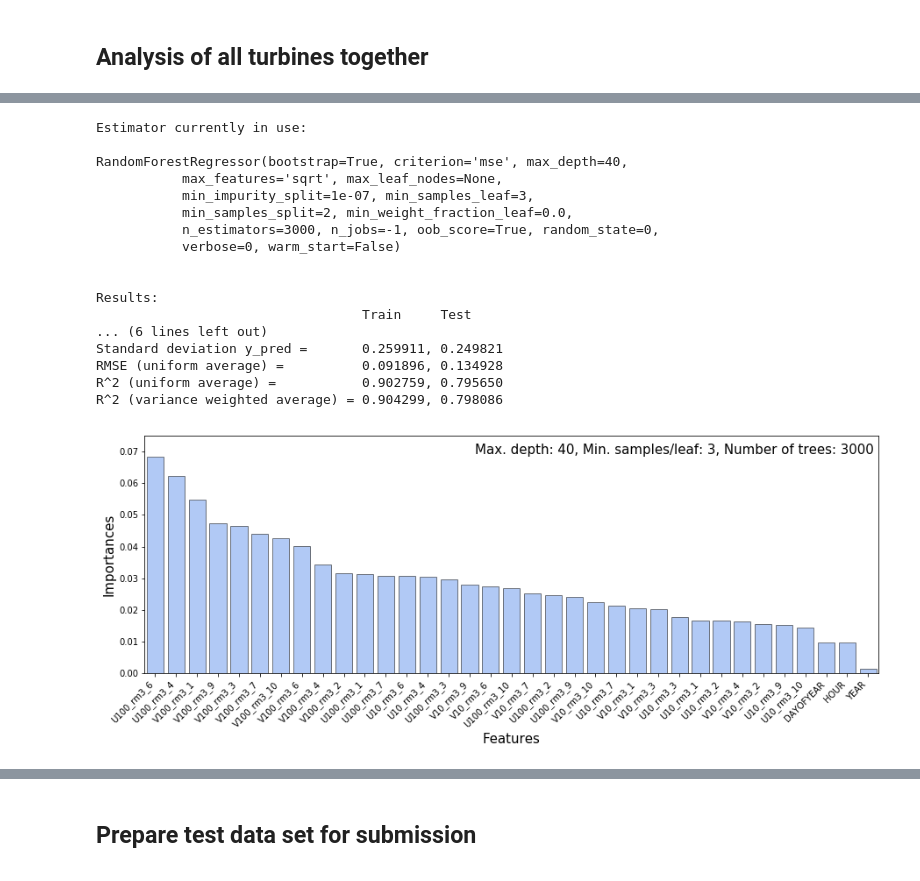
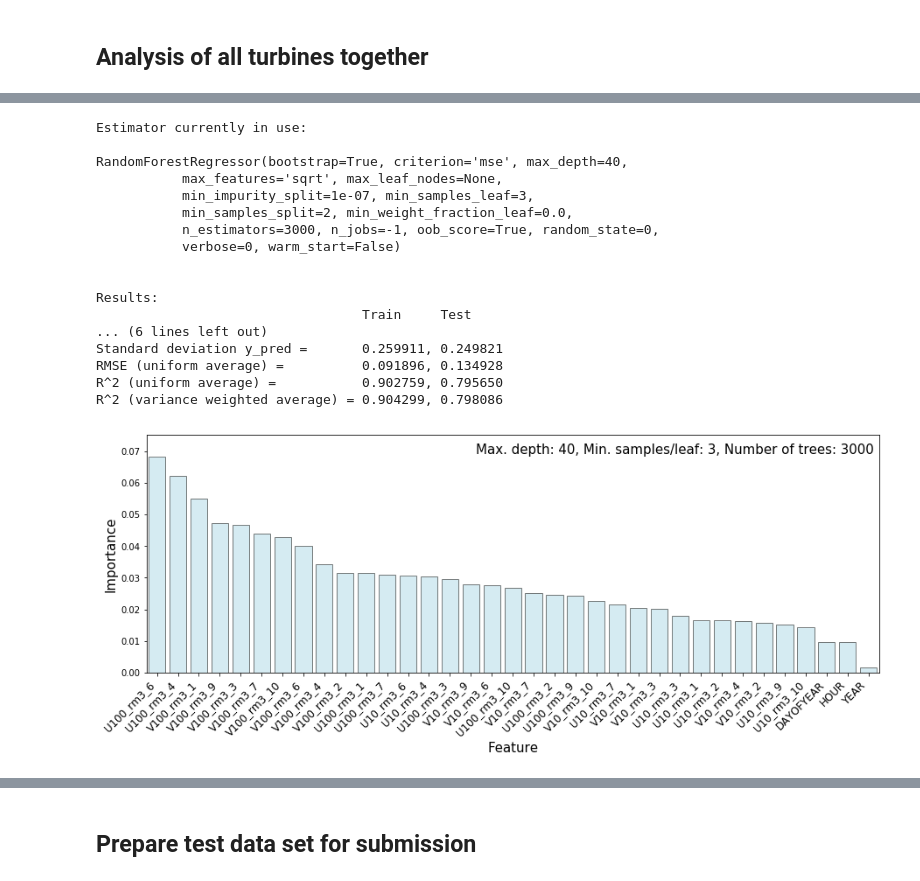
Before and after one commit to LucDemortier/WindTurbineOutputPrediction, a Jupyter notebook: 4_random_forest_regressor.ipynb, the cells around one changed output, grey strips where cells are left out. Cells and saved outputs as stored; diff of their text form; code cells hidden in the pictures.

```diff
--- a/4_random_forest_regressor.ipynb
+++ b/4_random_forest_regressor.ipynb
@@ -40,11 +44,20 @@ Load preprocessed training data set and split it into training and testing subse
 '''
 # Select training set size and preprocessed data file
 N_train = 10000
-TrainingDataFile = "data/Train_pp_2017_02_27_18_37_05.pkl" # No rolling means
-#TrainingDataFile = "data/Train_pp_2017_03_11_22_52_56.pkl" # Rolling means over 2 measurements
-#TrainingDataFile = "data/Train_pp_2017_03_10_15_37_41.pkl" # Rolling means over 3 measurements
-#TrainingDataFile = "data/Train_pp_2017_03_11_02_06_50.pkl" # Rolling means over 4 measurements
-#TrainingDataFile = "data/Train_pp_2017_03_27_17_43_43.pkl" # Rolling means over 3 measurements, dups removed
+rmws    = 3
+
+if rmws<=1:
+    #TrainingDataFile = "data/Train_pp_2017_02_27_18_37_05.pkl" # No rolling means
+    TrainingDataFile = "data/Train_pp_2017_04_17_21_52_33.pkl" # No rolling means, dups removed
+elif rmws==2:
+    TrainingDataFile = "data/Train_pp_2017_03_11_22_52_56.pkl" # Rolling means over 2 measurements
+elif rmws==3:
+    #TrainingDataFile = "data/Train_pp_2017_03_10_15_37_41.pkl" # Rolling means over 3 measurements
+    TrainingDataFile = "data/Train_pp_2017_03_27_17_43_43.pkl" # Rolling means over 3 measurements, dups removed
+elif rmws==4:
+    TrainingDataFile = "data/Train_pp_2017_03_11_02_06_50.pkl" # Rolling means over 4 measurements
+else:
+    print("Invalid rolling mean window size: {0}".format(rmws))
 
 # Load data
 df0 = pd.read_pickle(TrainingDataFile)
@@ -161,7 +186,6 @@ if rfr_found:
 '''
 Examine fit results.
 '''
-%matplotlib inline
 
 print("Estimator currently in use:\n\n%s\n" %rfr_train)
 
@@ -198,12 +222,12 @@ bins        = np.arange(n_features)
 x_labels    = np.array(predictors)[indices][:n_features]
 maxHeight   = 1.10*max(importances)
 fig, axes   = plt.subplots(nrows=1, ncols=1, figsize=(15, 5))
-axes.bar(bins, importances[indices][:n_features], align="center", color="cornflowerblue", edgecolor="k", alpha=0.5)
-axes.set_xlabel("Features", fontsize=15)
+axes.bar(bins, importances[indices][:n_features], align="center", color="lightblue", edgecolor="k", alpha=0.5)
+axes.set_xlabel("Feature", fontsize=15)
 axes.set_xticks(bins)
-axes.set_xticklabels(x_labels, ha="right", rotation=45.)
+axes.set_xticklabels(x_labels, ha="right", rotation=45., fontsize=12)
 axes.set_xlim([-0.5,bins.size-0.5])
-axes.set_ylabel("Importances", fontsize=15)
+axes.set_ylabel("Importance", fontsize=15)
 axes.set_ylim([0.0, maxHeight])
 rfr_parameters = rfr_train.get_params()
 mx_dpth = rfr_parameters['max_depth']
@@ -213,7 +237,7 @@ axes.text(0.45, 0.92,
           'Max. depth: {0}, Min. samples/leaf: {1}, Number of trees: {2}'.format(mx_dpth,mn_s_lf,n_trees),
           fontsize=15, transform=axes.transAxes)
 plt.show()
-#fig.savefig('FeatureImportances.png', dpi=200, bbox_inches='tight')
+fig.savefig('rfr35_feature_importances.png', dpi=200, bbox_inches='tight')
 
 def plot_residuals(y1true, y1pred, y1label, y2true, y2pred, y2label, ax, xtype, y2color ):
     xval = np.array([0.0,1.0])
@@ -241,34 +265,34 @@ def plot_residuals(y1true, y1pred, y1label, y2true, y2pred, y2label, ax, xtype,
 
 # Plot residuals
 fig, axes = plt.subplots( nrows=2, ncols=2, figsize=(16,14))
 plot_residuals(y_test, y_test_pred, "Test data", y_train, y_train_pred, "Training data",
                axes[0,0], 0, "cornflowerblue")
 plot_residuals(y_train, y_train_pred, "Training data", y_test, y_test_pred, "Test data",
                axes[0,1], 0, "mediumseagreen")
 plot_residuals(y_test, y_test_pred, "Test data", y_train, y_train_pred, "Training data",
                axes[1,0], 1, "cornflowerblue")
 plot_residuals(y_train, y_train_pred, "Training data", y_test, y_test_pred, "Test data",
                axes[1,1], 1, "mediumseagreen")
 plt.show()
 # %% [output]
 Estimator currently in use:
 
 RandomForestRegressor(bootstrap=True, criterion='mse', max_depth=40,
            max_features='sqrt', max_leaf_nodes=None,
            min_impurity_split=1e-07, min_samples_leaf=3,
            min_samples_split=2, min_weight_fraction_leaf=0.0,
            n_estimators=3000, n_jobs=-1, oob_score=True, random_state=0,
            verbose=0, warm_start=False)
 
 
 Results:
                                   Train     Test
 ... (6 lines left out)
 Standard deviation y_pred =       0.259911, 0.249821
 RMSE (uniform average) =          0.091896, 0.134928
 R^2 (uniform average) =           0.902759, 0.795650
 R^2 (variance weighted average) = 0.904299, 0.798086
-[figure, old version]
+[figure, new version]
 [figure]
 # %% [markdown]
 <a id='Cell6'></a>
```
Also changed, not shown: parts of 13 cells of this notebook, 5 other files.
